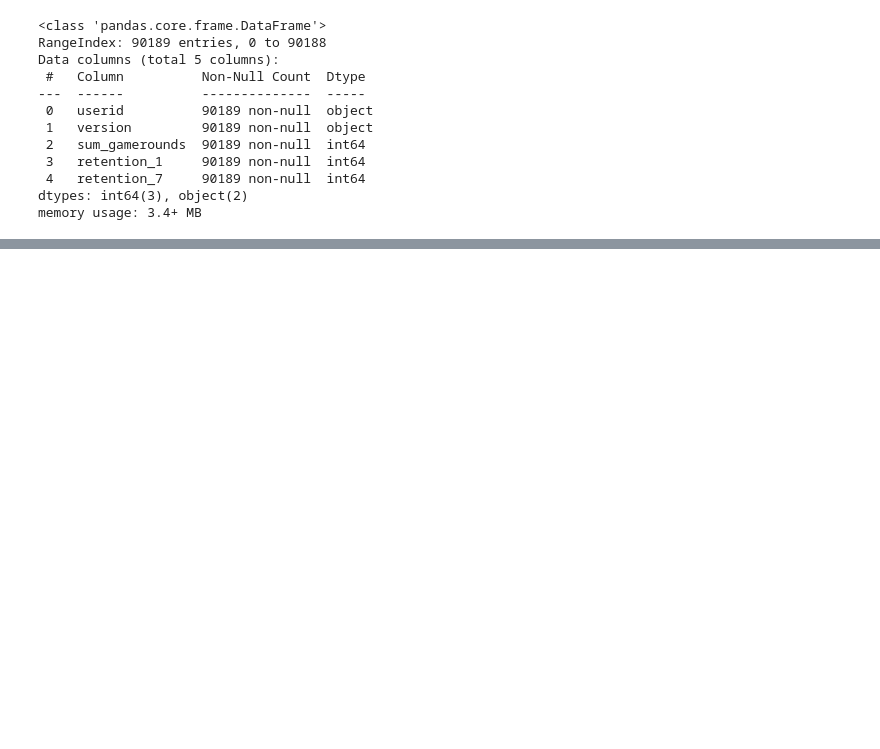
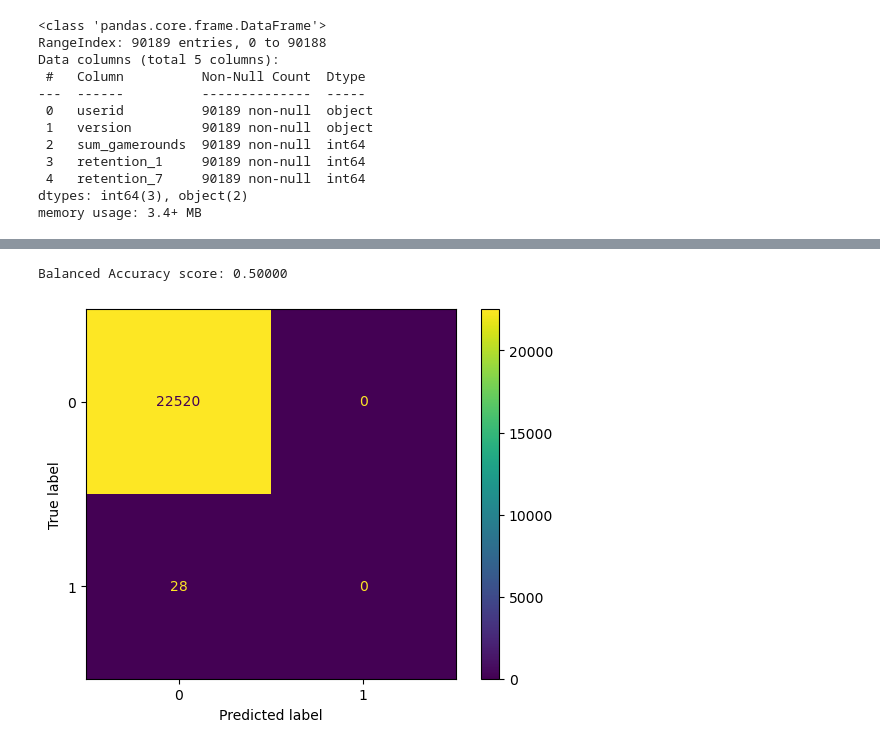
Before and after one commit to SBangarh/AB_cookie_cats, a Jupyter notebook: notebooks/bot_id.ipynb, the cells around one changed output, grey strips where cells are left out. Drawn from its saved outputs; the diff is of its cells as text; code cells hidden in the pictures; blank space fills up the shorter version.

```diff
--- a/notebooks/bot_id.ipynb
+++ b/notebooks/bot_id.ipynb
@@ -71,0 +154,13 @@ copy[copy['Bot'] == 1]
+# %%
+#print test results
+#print(test_report)
+print(f"Balanced Accuracy score: {test_balance:.5f}")
+
+#plot confusion matrix
+matrix = confusion_matrix(y_test, test_pred)
+disp = ConfusionMatrixDisplay(matrix)
+disp.plot()
+plt.show()
+# %% [output]
+Balanced Accuracy score: 0.50000
+[figure, added]
```
Also changed, not shown: parts of 8 cells of this notebook, 2 other files.
